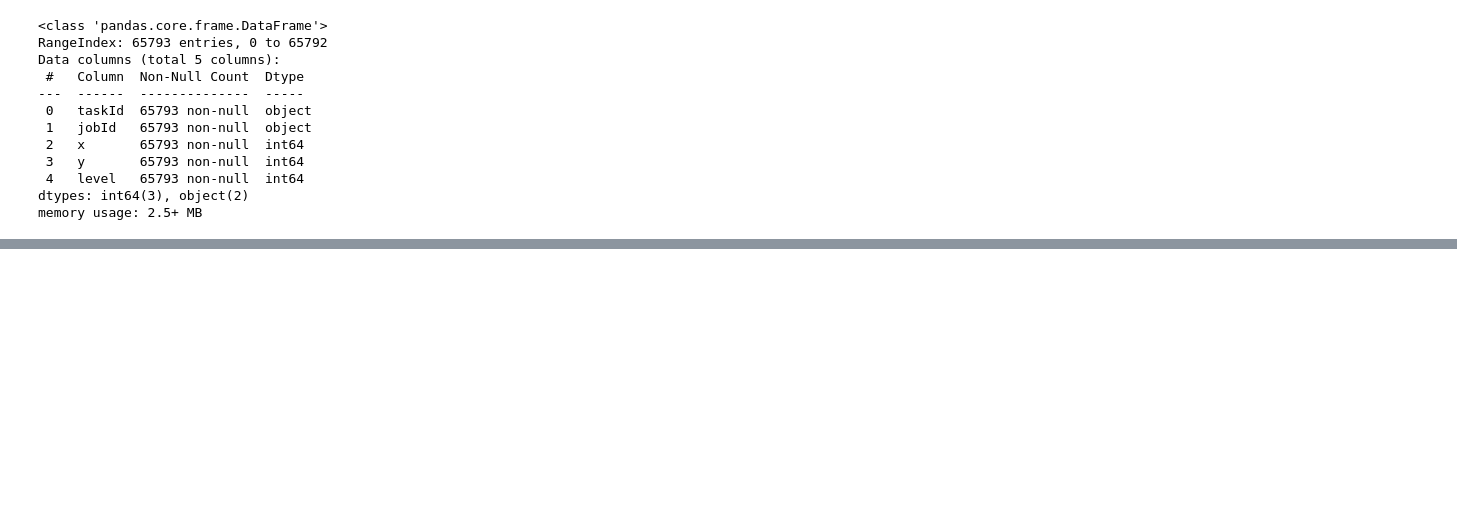
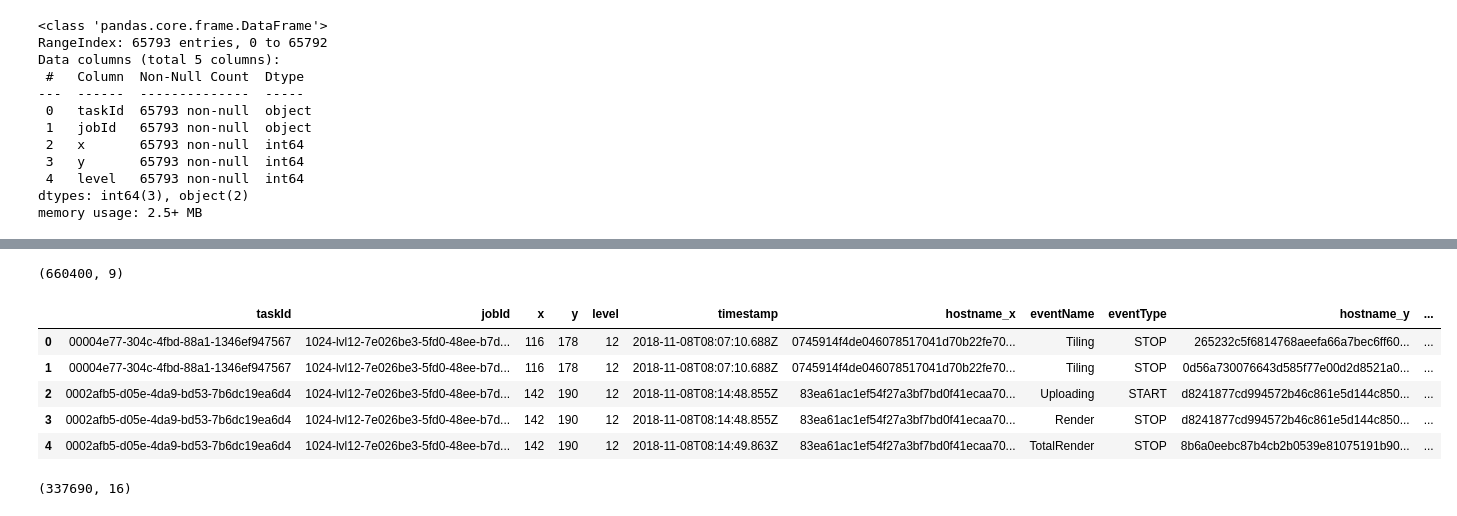
Before and after one commit to VishalPawar08/Cloud-Computing---TeraPixel, a Jupyter notebook: TeraPixel Original .ipynb, the cells around one changed output, grey strips where cells are left out. Cells and saved outputs as stored; diff of their text form; code cells hidden in the pictures; blank space fills up the shorter version.

```diff
--- a/TeraPixel Original .ipynb
+++ b/TeraPixel Original .ipynb
@@ -131,0 +139,3 @@ memory usage: 2.5+ MB
+# %%
+df_app_task = pd.merge(task_xy, application_file, on = ['jobId','taskId'], how='left')#applying left join
+project_data = pd.merge(df_app_task, gpu_file, on = ['timestamp'])#applying inner join
@@ -131,0 +151,17 @@ memory usage: 2.5+ MB
+# %%
+df_app_task.shape
+# %% [output]
+(660400, 9)
+# %%
+project_data.head()
+# %% [output]
+|  | taskId | jobId | x | y | level | timestamp | hostname_x | eventName | eventType | hostname_y | ... |
+| 0 | 00004e77-304c-4fbd-88a1-1346ef947567 | 1024-lvl12-7e026be3-5fd0-48ee-b7d... | 116 | 178 | 12 | 2018-11-08T08:07:10.688Z | 0745914f4de046078517041d70b22fe70... | Tiling | STOP | 265232c5f6814768aeefa66a7bec6ff60... | ... |
+| 1 | 00004e77-304c-4fbd-88a1-1346ef947567 | 1024-lvl12-7e026be3-5fd0-48ee-b7d... | 116 | 178 | 12 | 2018-11-08T08:07:10.688Z | 0745914f4de046078517041d70b22fe70... | Tiling | STOP | 0d56a730076643d585f77e00d2d8521a0... | ... |
+| 2 | 0002afb5-d05e-4da9-bd53-7b6dc19ea6d4 | 1024-lvl12-7e026be3-5fd0-48ee-b7d... | 142 | 190 | 12 | 2018-11-08T08:14:48.855Z | 83ea61ac1ef54f27a3bf7bd0f41ecaa70... | Uploading | START | d8241877cd994572b46c861e5d144c850... | ... |
+| 3 | 0002afb5-d05e-4da9-bd53-7b6dc19ea6d4 | 1024-lvl12-7e026be3-5fd0-48ee-b7d... | 142 | 190 | 12 | 2018-11-08T08:14:48.855Z | 83ea61ac1ef54f27a3bf7bd0f41ecaa70... | Render | STOP | d8241877cd994572b46c861e5d144c850... | ... |
+| 4 | 0002afb5-d05e-4da9-bd53-7b6dc19ea6d4 | 1024-lvl12-7e026be3-5fd0-48ee-b7d... | 142 | 190 | 12 | 2018-11-08T08:14:49.863Z | 83ea61ac1ef54f27a3bf7bd0f41ecaa70... | TotalRender | STOP | 8b6a0eebc87b4cb2b0539e81075191b90... | ... |
+# %%
+project_data.shape
+# %% [output]
+(337690, 16)
```
Also changed, not shown: parts of 2 cells of this notebook.
